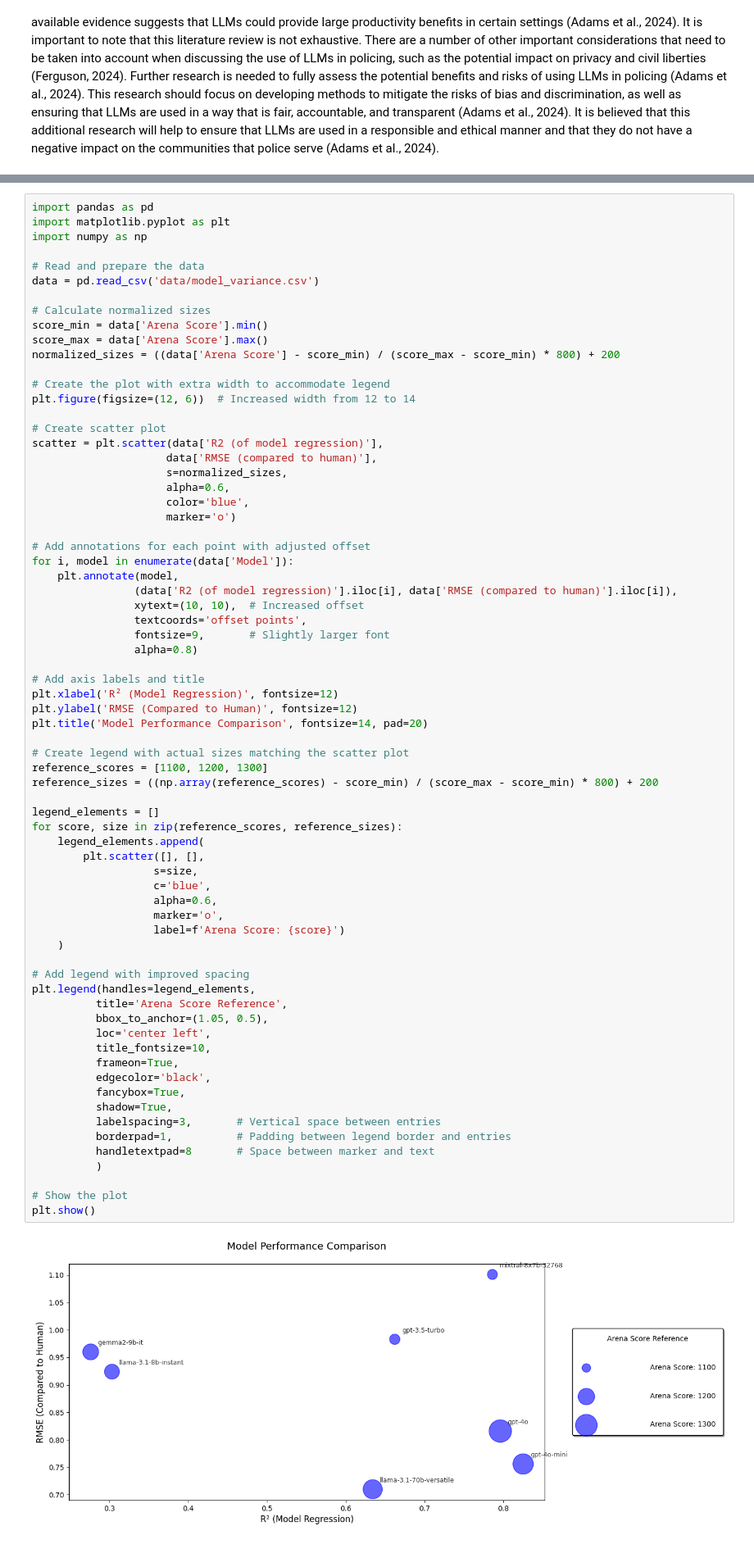
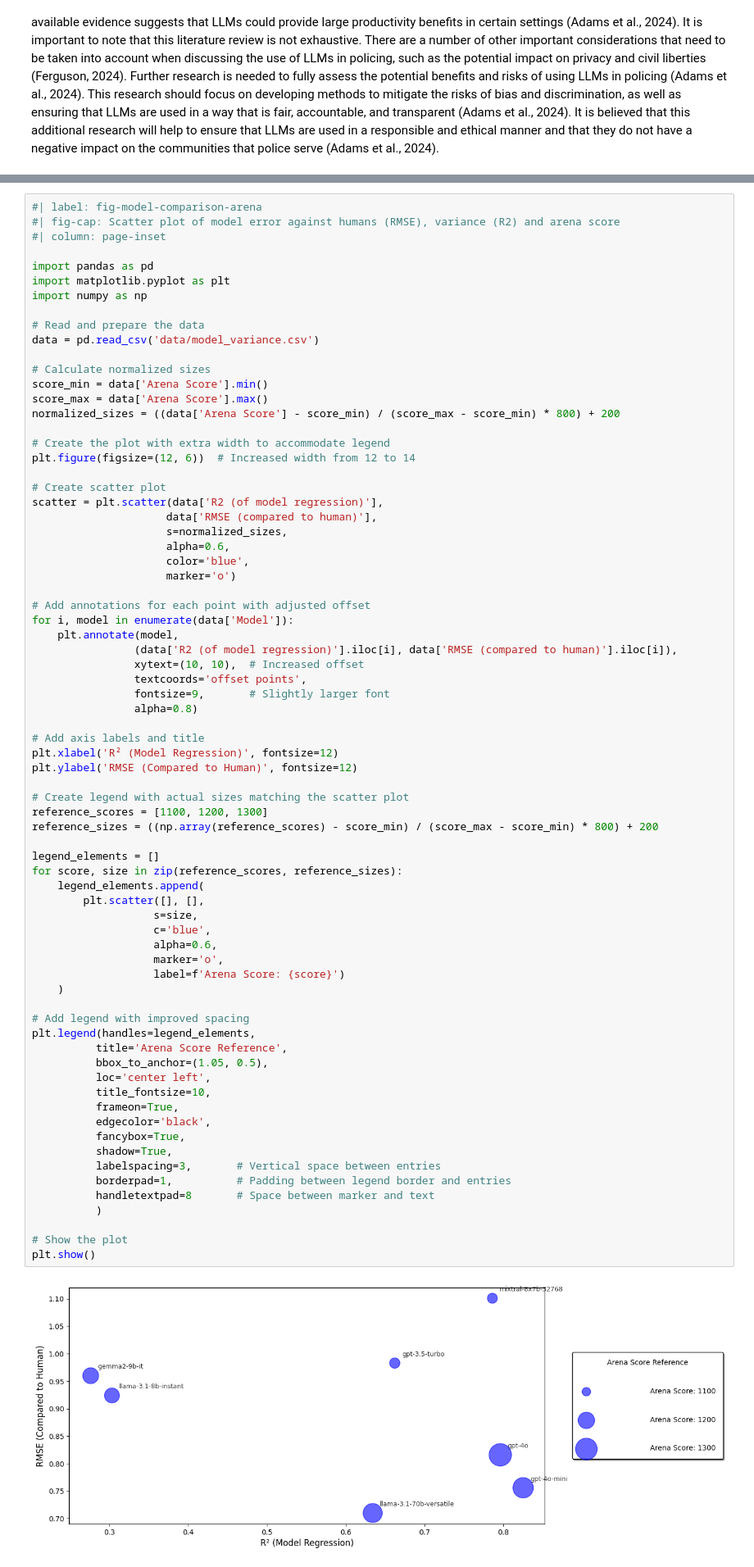
Before and after one commit to AndreasThinks/AndreasThinks.me, a Jupyter notebook: posts/copbot_analysis/analysis.ipynb, the cells around one changed output, grey strips where cells are left out. Shown at 82% size. Cells and saved outputs as stored; diff of their text form.

```diff
--- a/posts/copbot_analysis/analysis.ipynb
+++ b/posts/copbot_analysis/analysis.ipynb
@@ -254,4 +316,8 @@ metrics_df.drop(5).set_index('model').sort_values('RMSE').round(3)
 # %%
+#| label: fig-model-comparison-arena
+#| fig-cap: Scatter plot of model error against humans (RMSE), variance (R2) and arena score
+#| column: page-inset
+
 import pandas as pd
 import matplotlib.pyplot as plt
 import numpy as np
@@ -287,7 +353,6 @@ for i, model in enumerate(data['Model']):
 # Add axis labels and title
 plt.xlabel('R² (Model Regression)', fontsize=12)
 plt.ylabel('RMSE (Compared to Human)', fontsize=12)
-plt.title('Model Performance Comparison', fontsize=14, pad=20)
 
 # Create legend with actual sizes matching the scatter plot
 reference_scores = [1100, 1200, 1300]
@@ -295,31 +360,31 @@ reference_sizes = ((np.array(reference_scores) - score_min) / (score_max - score
 
 legend_elements = []
 for score, size in zip(reference_scores, reference_sizes):
     legend_elements.append(
         plt.scatter([], [],
                    s=size,
                    c='blue',
                    alpha=0.6,
                    marker='o',
                    label=f'Arena Score: {score}')
     )
 
 # Add legend with improved spacing
 plt.legend(handles=legend_elements,
           title='Arena Score Reference',
           bbox_to_anchor=(1.05, 0.5),
           loc='center left',
           title_fontsize=10,
           frameon=True,
           edgecolor='black',
           fancybox=True,
           shadow=True,
           labelspacing=3,       # Vertical space between entries
           borderpad=1,          # Padding between legend border and entries
           handletextpad=8       # Space between marker and text
           )
 
 # Show the plot
 plt.show()
 # %% [output]
-[figure, old version]
+[figure, new version]
```
Also changed, not shown: parts of 34 cells of this notebook, 9 other files.
